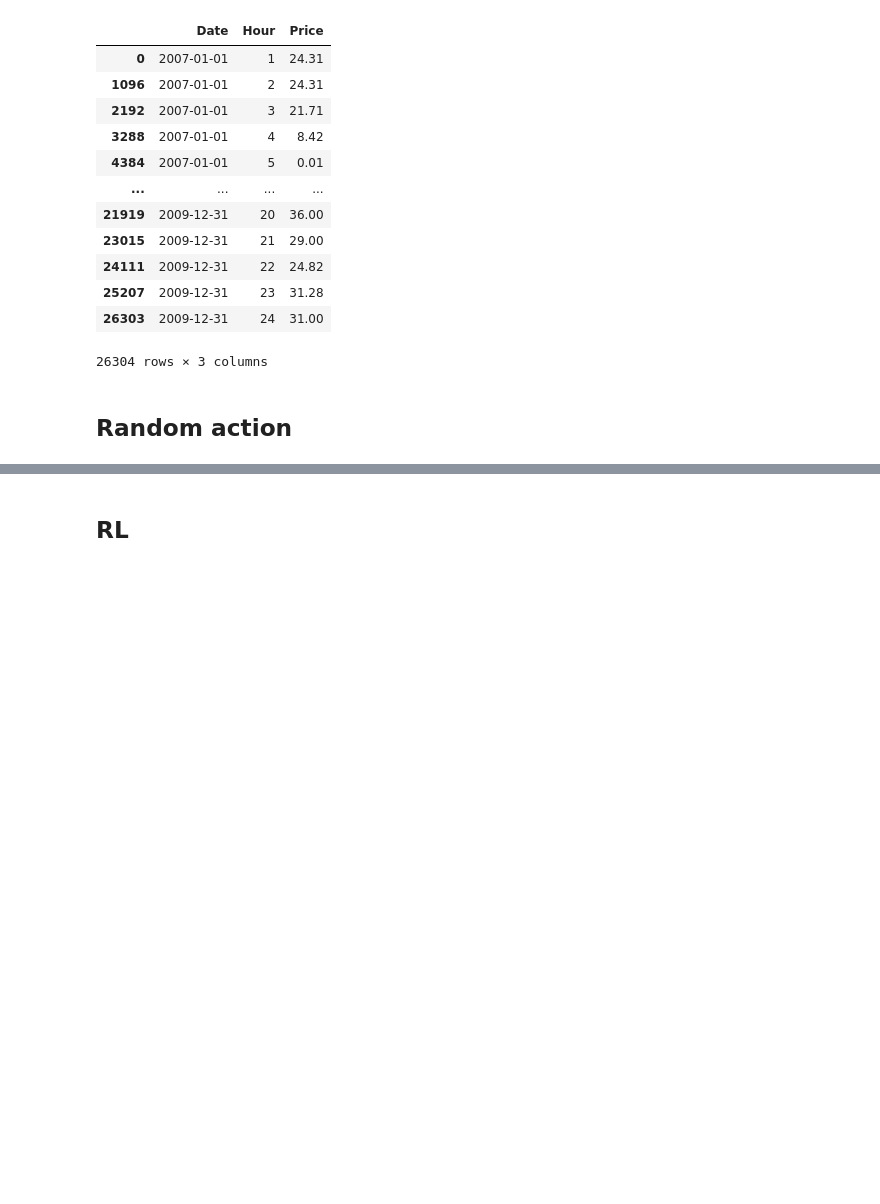
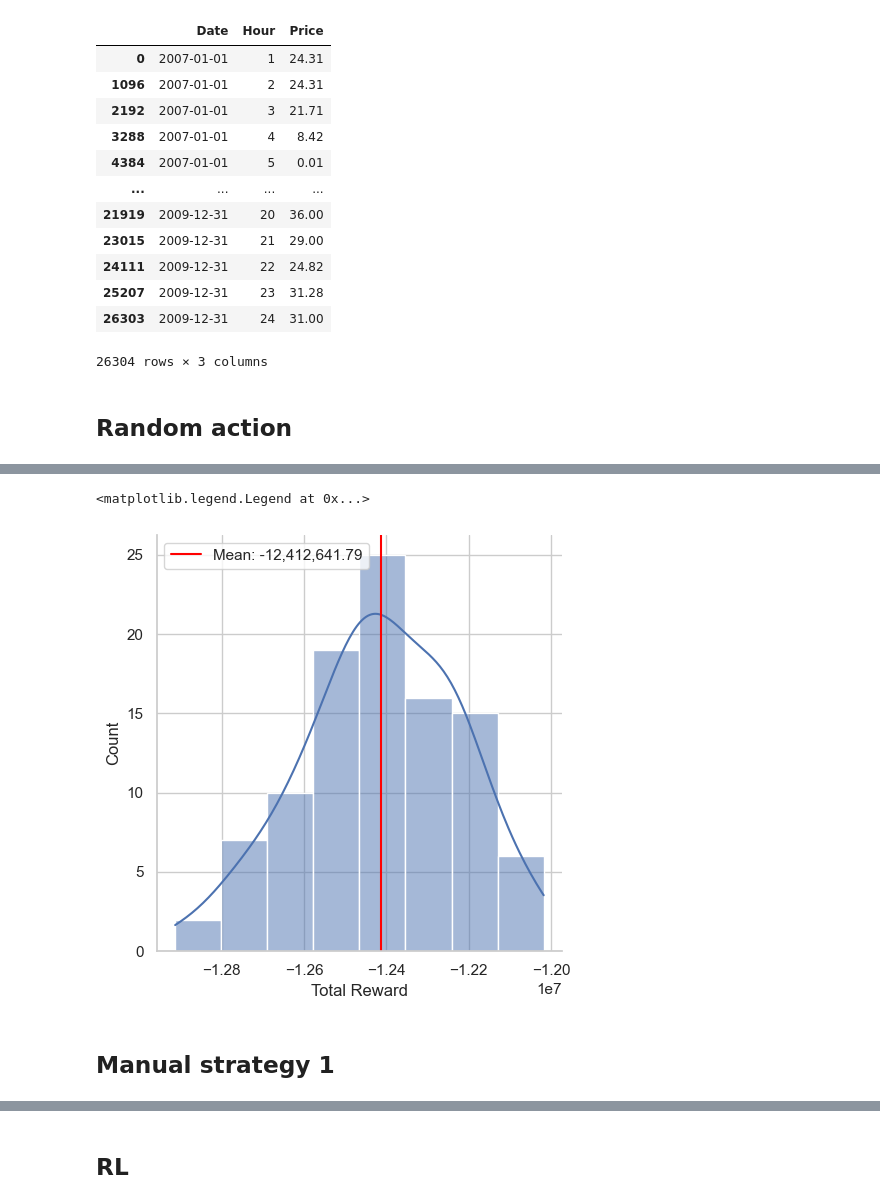
Before and after one commit to rnambaa/project-reinforcement-learning, a Jupyter notebook: main.ipynb, the cells around one changed output, grey strips where cells are left out. Saved outputs shown, nothing was run; the diff lists cells and outputs as text; code cells hidden in the pictures; blank space fills up the shorter version.

```diff
--- a/main.ipynb
+++ b/main.ipynb
@@ -67,0 +66,9 @@ sns.lineplot(data=log, x="Episode", y="Total Reward")
+# %%
+sns.displot(data=log, x="Total Reward", kde=True)
+plt.axvline(log["Total Reward"].mean(), color='red', label=f"Mean: {format(log['Total Reward'].mean(), ',.2f')}")
+plt.legend()
+# %% [output]
+<matplotlib.legend.Legend at 0x...>
+[figure, added]
+# %% [markdown]
+## Manual strategy 1
```
Also changed, not shown: parts of 13 cells of this notebook, 2 other files.
